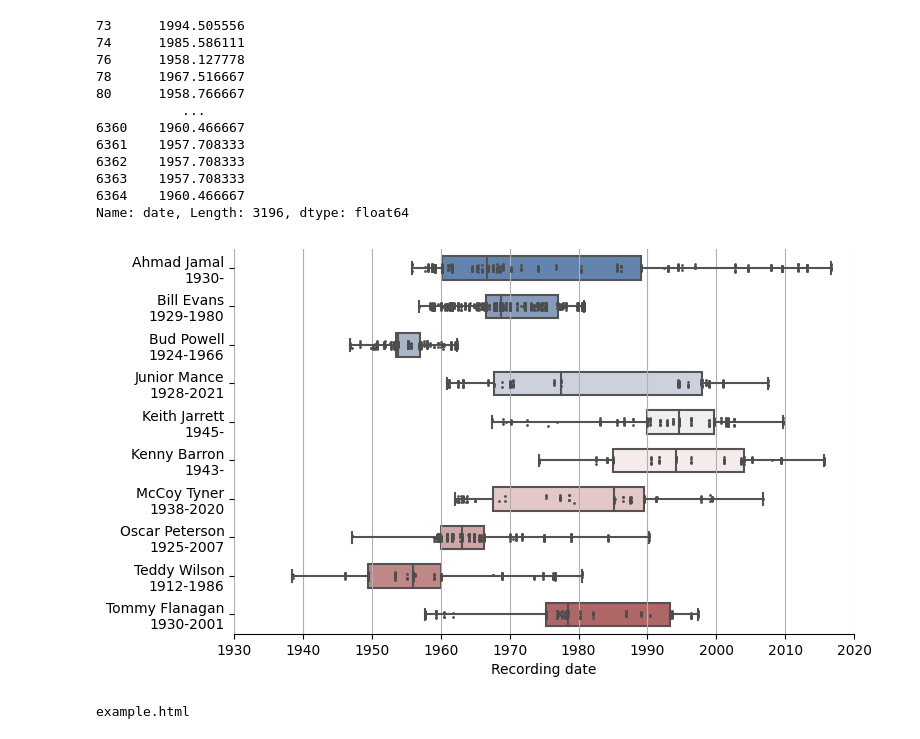
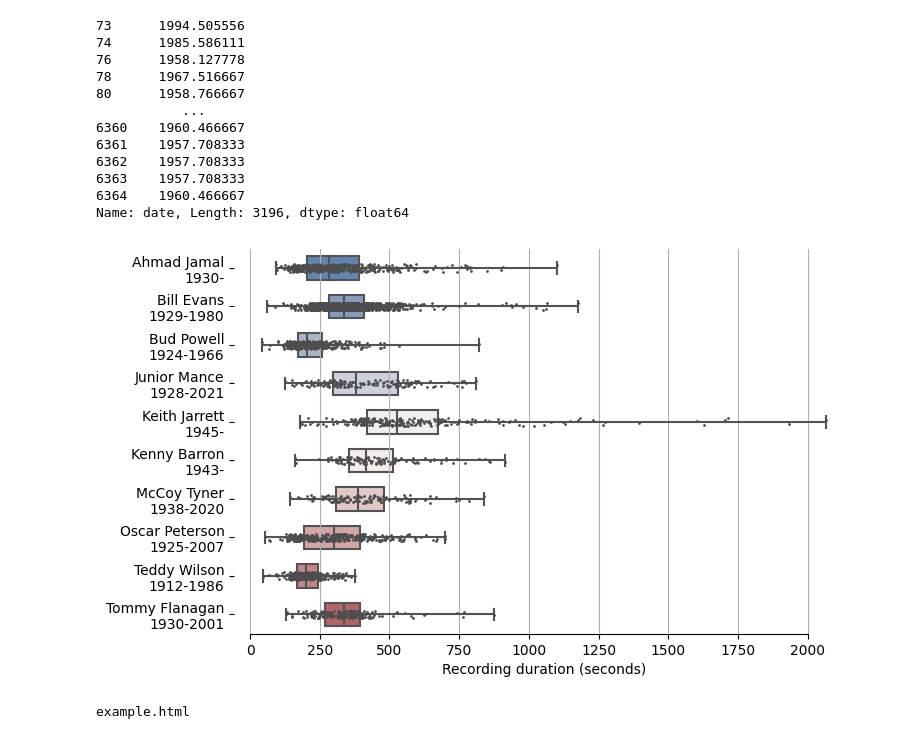
Before and after one commit to HuwCheston/Jazz-Trio-Database, a Jupyter notebook: notebooks/0.1-cheston-corpus-construction.ipynb, the cells around one changed output. Saved outputs shown, nothing was run; the diff lists cells and outputs as text; code cells hidden in the pictures.

```diff
--- a/notebooks/0.1-cheston-corpus-construction.ipynb
+++ b/notebooks/0.1-cheston-corpus-construction.ipynb
@@ -671,7 +671,7 @@ clean['trio'] = clean[['piano_', 'bass_', 'drums_']].agg('/'.join, axis=1)
 # %%
 small = clean.groupby('bandleader').agg({'recording_title': 'count', 'recording_length_': 'sum'}).reset_index(drop=False)
 small['recording_length_'] = small['recording_length_'].dt.total_seconds()
-leaders = small.sort_values(by='recording_length_', ascending=False)['bandleader'][:10].to_list()
+leaders = small.sort_values(by='recording_length_', ascending=False)['bandleader'][:15].to_list()
 leaders
 # %% [output]
 ['Bill Evans',
@@ -856,20 +925,20 @@ Name: date, Length: 3196, dtype: float64
 # %%
 # sns.kdeplot(include, x='seconds', hue='bandleader', multiple='stack', common_norm=False, common_grid=True, log_scale=True)
 include['seconds'] = include['recording_length_'].dt.total_seconds()
 include['date'] = include['recording_date_estimate'].dt.year + ((include['recording_date_estimate'].dt.month + include['recording_date_estimate'].dt.day / 30)/ 12)
 include['death_'] = include['death'].dt.year.astype(str).replace('2023', '')
 include['bandleader_'] = include['bandleader'] + '\n' + include['birth'].dt.year.astype(str) + '-' + include['death_']
 # include['year_'] = include['year'] + pd.to_timedelta(np.random.randint(1,1000000,len(include)))
 f, ax = plt.subplots(figsize=(8, 5))
-sns.boxplot(x="date", y="bandleader_", data=include,
+sns.boxplot(x="seconds", y="bandleader_", data=include,
             whis=[0, 100], width=.6, palette="vlag")
-sns.stripplot(x="date", y="bandleader_", data=include,
+sns.stripplot(x="seconds", y="bandleader_", data=include,
               size=2, color=".3", linewidth=0)
 ax.xaxis.grid(True)
-ax.set(ylabel="", xlabel='Recording date', xlim=(1930, 2020))
+ax.set(ylabel="", xlabel='Recording duration (seconds)')
 sns.despine(trim=True, left=True)
 # %% [output]
-[figure, old version]
+[figure, new version]
 # %%
 from pyvis.network import Network
 import networkx as nx
```
Also changed, not shown: parts of 14 cells of this notebook, 4 other files.
